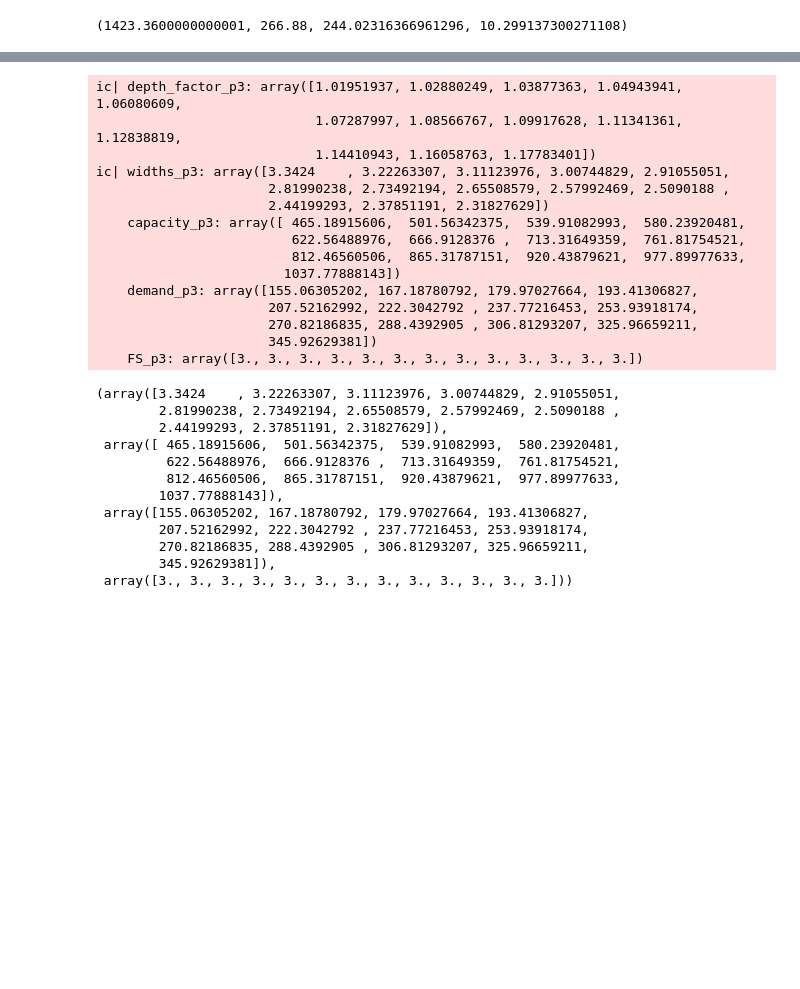
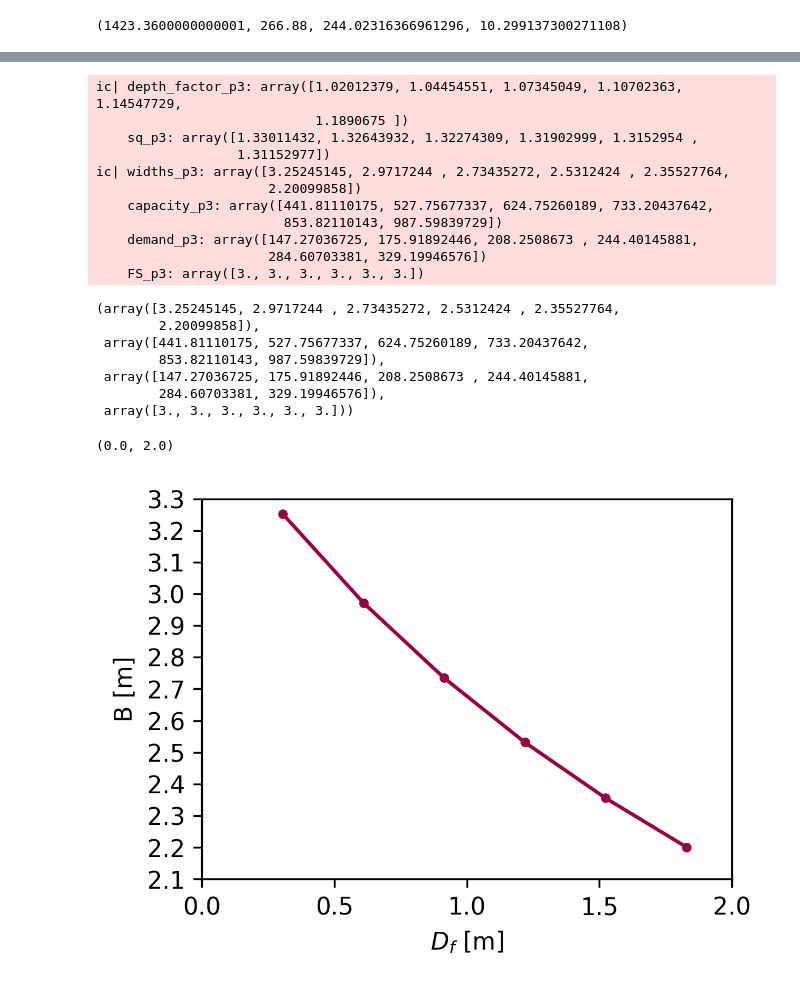
Before and after one commit to bKeungAuyeung/CE444-HW5, a Jupyter notebook: bAuyeung_HW5_CE444.ipynb, the cells around one changed output, grey strips where cells are left out. Drawn from its saved outputs; the diff is of its cells as text; code cells hidden in the pictures; blank space fills up the shorter version.

```diff
--- a/bAuyeung_HW5_CE444.ipynb
+++ b/bAuyeung_HW5_CE444.ipynb
@@ -198,7 +198,7 @@ ic| Qv: 1423.3600000000001
 (1423.3600000000001, 266.88, 244.02316366961296, 10.299137300271108)
 # %%
 # decide the range of embedded depths to test
-z_embed_p3 = np.linspace(1, 6, 13) / 3.281 # [1,6] m but converted to ft
+z_embed_p3 = np.linspace(1, 6, 6)*0.3048  # [1,6] m but converted to ft
 # z_embed_p3 = np.arange(0.3, 1.8, 0.1)
 widths_p3 = np.zeros(len(z_embed_p3)) # initialize array for widths
 
@@ -222,14 +217,12 @@ sin_frac_p3 = (1 + np.sin(np.radians(phi_p3)))/ (1 - np.sin(np.radians(phi_p3)))
 beta_p3 = np.degrees(np.atan(Qh/Qv)) # in degrees
 
 Nq_p3 = sin_frac_p3 * np.exp(np.pi * np.tan(np.radians(phi_p3)))
-sq_p3 = 1 + 0.1*sin_frac_p3
 iq_p3 = (1-(beta_p3/90))**2
 Ngamma_p3 = 1.5 * (Nq_p3 - 1) * np.tan(np.radians(phi_p3))
-sgamma_p3 = sq_p3
 igamma_p3 = (1 - (beta_p3/phi_p3))**2
 
 ic(phi_p3, sin_frac_p3, beta_p3)
-ic(Nq_p3, sq_p3, iq_p3, Ngamma_p3, sgamma_p3, igamma_p3)
+ic(Nq_p3, iq_p3, Ngamma_p3, igamma_p3)
 # %% [output]
 ic| phi_p3: 35
     sin_frac_p3: np.float64(3.6901723321426636)
@@ -253,16 +242,19 @@ safety_p3 = 3
 # setup unknowns for problem 3
 B3 = sy.Symbol('B3') # B for problem 3
 B_eff = B3 - (2*e) # effective B for problem 3
+L_eff = B3
 
 for i in range(len(z_embed_p3)):
     q0_eff_p3 = eff_gamma * z_embed_p3[i]
     depth_factor_p3 = 1 + (0.1*((z_embed_p3[i])/(B_eff))*np.sqrt(sin_frac_p3))
+    sq_p3 = 1 + 0.1*(B_eff/L_eff)*sin_frac_p3
+    sgamma_p3 = sq_p3
 
     # capacity term
-    qbLnet_cap_p3 = (q0_eff_p3*Nq_p3*sq_p3*iq_p3*depth_factor_p3 )+ (0.5*eff_gamma*B_eff*Ngamma_p3*sgamma_p3*igamma_p3*depth_factor_p3) - q0_eff_p3
+    qbLnet_cap_p3 = (q0_eff_p3*Nq_p3*sq_p3*iq_p3*depth_factor_p3) + (0.5*eff_gamma*B_eff*Ngamma_p3*sgamma_p3*igamma_p3*depth_factor_p3) - q0_eff_p3
 
     # demand term
-    qbLnet_dem_p3 = (Qv / (B_eff**2)) - q0_eff_p3
+    qbLnet_dem_p3 = (Qv / (B_eff*L_eff)) - q0_eff_p3
 
     widths_p3[i] = sy.solve(qbLnet_cap_p3 - (safety_p3 * qbLnet_dem_p3))[0]
 
@@ -283,7 +273,9 @@ B_eff_p3 = widths_p3 - 2*e
 
 q0_eff_p3 = eff_gamma * z_embed_p3
 depth_factor_p3 = 1 + (0.1*((z_embed_p3)/(B_eff_p3))*np.sqrt(sin_frac_p3))
-ic(depth_factor_p3)
+sq_p3 = 1 + 0.1*(B_eff_p3/widths_p3)*sin_frac_p3
+sgamma_p3 = sq_p3
+ic(depth_factor_p3, sq_p3)
 
 
 # capacity term
@@ -292,36 +284,41 @@ capacity_p3 = (q0_eff_p3*Nq_p3*sq_p3*iq_p3*depth_factor_p3) + \
         - q0_eff_p3
 
 # demand term
-demand_p3 = (Qv / (B_eff_p3**2)) - q0_eff_p3
+demand_p3 = (Qv / (B_eff_p3*widths_p3)) - q0_eff_p3
 
 FS_p3 = capacity_p3 / demand_p3
 
 ic(widths_p3, capacity_p3, demand_p3, FS_p3)
 # %% [output]
-ic| depth_factor_p3: array([1.01951937, 1.02880249, 1.03877363, 1.04943941, 1.06080609,
-                            1.07287997, 1.08566767, 1.09917628, 1.11341361, 1.12838819,
-                            1.14410943, 1.16058763, 1.17783401])
-ic| widths_p3: array([3.3424    , 3.22263307, 3.11123976, 3.00744829, 2.91055051,
-                      2.81990238, 2.73492194, 2.65508579, 2.57992469, 2.5090188 ,
-                      2.44199293, 2.37851191, 2.31827629])
-    capacity_p3: array([ 465.18915606,  501.56342375,  539.91082993,  580.23920481,
-                         622.56488976,  666.9128376 ,  713.31649359,  761.81754521,
-                         812.46560506,  865.31787151,  920.43879621,  977.89977633,
-                        1037.77888143])
-    demand_p3: array([155.06305202, 167.18780792, 179.97027664, 193.41306827,
-                      207.52162992, 222.3042792 , 237.77216453, 253.93918174,
-                      270.82186835, 288.4392905 , 306.81293207, 325.96659211,
-                      345.92629381])
-    FS_p3: array([3., 3., 3., 3., 3., 3., 3., 3., 3., 3., 3., 3., 3.])
+ic| depth_factor_p3: array([1.02012379, 1.04454551, 1.07345049, 1.10702363, 1.14547729,
+                            1.1890675 ])
+    sq_p3: array([1.33011432, 1.32643932, 1.32274309, 1.31902999, 1.3152954 ,
+                  1.31152977])
+ic| widths_p3: array([3.25245145, 2.9717244 , 2.73435272, 2.5312424 , 2.35527764,
+                      2.20099858])
+    capacity_p3: array([441.81110175, 527.75677337, 624.75260189, 733.20437642,
+                        853.82110143, 987.59839729])
+    demand_p3: array([147.27036725, 175.91892446, 208.2508673 , 244.40145881,
+                      284.60703381, 329.19946576])
+    FS_p3: array([3., 3., 3., 3., 3., 3.])
-(array([3.3424    , 3.22263307, 3.11123976, 3.00744829, 2.91055051,
-        2.81990238, 2.73492194, 2.65508579, 2.57992469, 2.5090188 ,
-        2.44199293, 2.37851191, 2.31827629]),
- array([ 465.18915606,  501.56342375,  539.91082993,  580.23920481,
-         622.56488976,  666.9128376 ,  713.31649359,  761.81754521,
-         812.46560506,  865.31787151,  920.43879621,  977.89977633,
-        1037.77888143]),
- array([155.06305202, 167.18780792, 179.97027664, 193.41306827,
-        207.52162992, 222.3042792 , 237.77216453, 253.93918174,
-        270.82186835, 288.4392905 , 306.81293207, 325.96659211,
-        345.92629381]),
- array([3., 3., 3., 3., 3., 3., 3., 3., 3., 3., 3., 3., 3.]))
+(array([3.25245145, 2.9717244 , 2.73435272, 2.5312424 , 2.35527764,
+        2.20099858]),
+ array([441.81110175, 527.75677337, 624.75260189, 733.20437642,
+        853.82110143, 987.59839729]),
+ array([147.27036725, 175.91892446, 208.2508673 , 244.40145881,
+        284.60703381, 329.19946576]),
+ array([3., 3., 3., 3., 3., 3.]))
+# %%
+fig, ax = plt.subplots(figsize=(4,3), tight_layout = True, dpi = 300)
+
+ax.plot(z_embed_p3, widths_p3, '.', linestyle = '-', color = "#980043" )
+ax.set_xlabel("$D_f$ [m]")
+ax.set_ylabel('B [m]')
+
+ax.set_ylim(2.1, 3.3)
+ax.set_yticks(np.arange(2.1,3.4,0.1))
+ax.set_xlim(0, 2)
+# ax.set_xticks(np.linspace(30, 45, 6))
+# %% [output]
+(0.0, 2.0)
+[figure, added]
```
Also changed, not shown: parts of 3 cells of this notebook.
